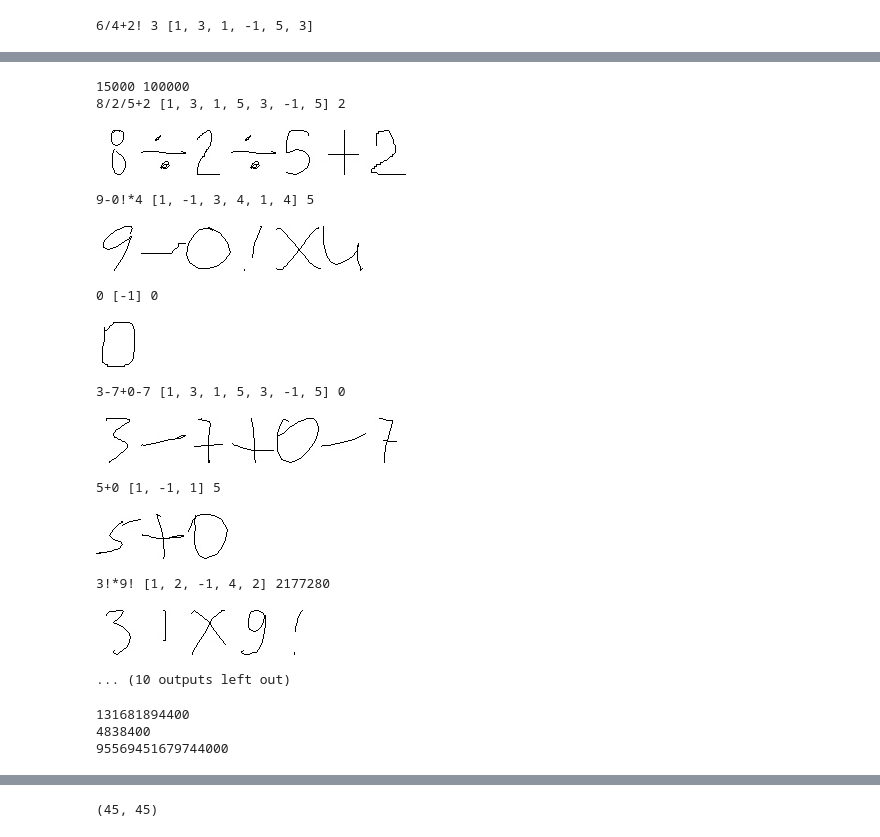
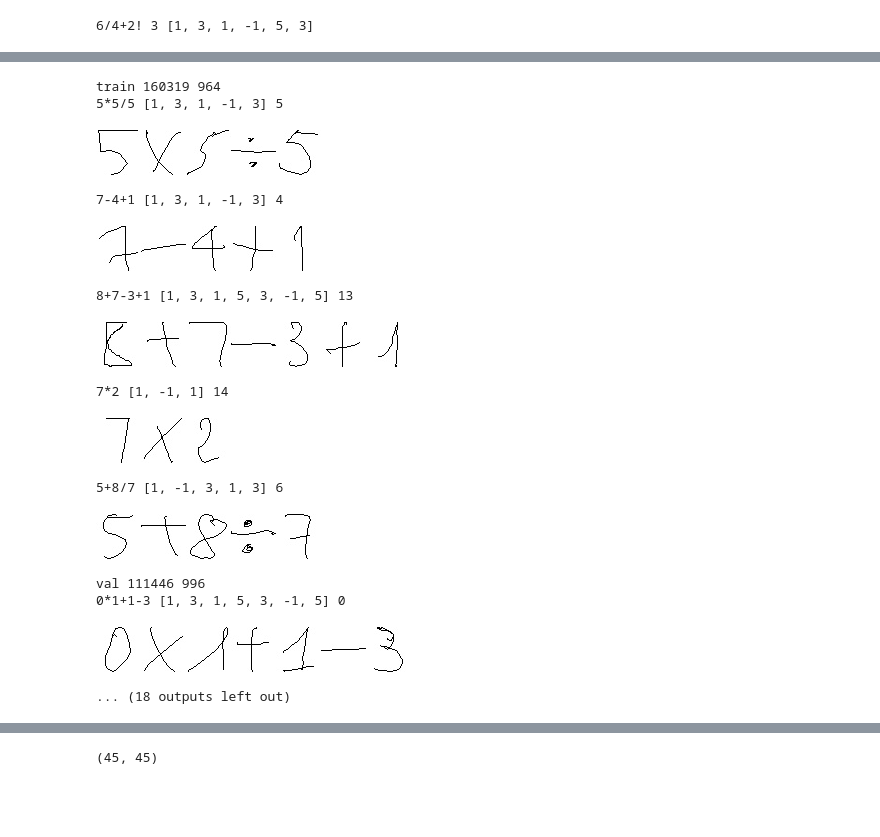
Before and after one commit to liqing-ustc/ANS, a Jupyter notebook: data/expr_generation.ipynb, the cells around one changed output, grey strips where cells are left out. Saved outputs shown, nothing was run; the diff lists cells and outputs as text; code cells hidden in the pictures; blank space fills up the shorter version.

Commit message:
update dataset

```diff
--- a/data/expr_generation.ipynb
+++ b/data/expr_generation.ipynb
@@ -262,0 +225,8 @@ json.dump(expr_test_set, open('expr_test.json', 'w'))
+# %%
+expressions = generate_expression(2)
+expressions = [(x, parse_expr(x)) for x in expressions]
+expressions = [(expr, head, eval_expr(expr, head)) for expr, head in expressions]
+print(len(expressions))
+print(len([x for x in expressions if x[2] != 0]))
+print(len([x for x in expressions if x[2] == 0]))
+print(random.sample(expressions, 10))
@@ -262,0 +268,5 @@ json.dump(expr_test_set, open('expr_test.json', 'w'))
+# %%
+split = 'test'
+dataset = split2exprs[split][-1]
+print(len(dataset))
+print(random.sample(dataset, 10))
@@ -263,45 +335,28 @@ json.dump(expr_test_set, open('expr_test.json', 'w'))
 # %%
 # Visualize data
-print(len(expr_train_set), len(expr_test_set))
-for _ in range(5):
-    sample = random.choice(expr_train_set)
-    img_paths = sample['img_paths']
-    img = render_img(img_paths)
-    print("".join(sample['expr']), sample['head'], sample['res'])
-    display(img)
-
-    sample = random.choice(expr_val_set)
-    img_paths = sample['img_paths']
-    img = render_img(img_paths)
-    print("".join(sample['expr']), sample['head'], sample['res'])
-    display(img)
-
-sample = random.choice(expr_test_set)
-img_paths = sample['img_paths']
-img = render_img(img_paths)
-print("".join(sample['expr']), sample['head'], sample['res'])
-display(img)
+import numpy as np
+for split in splits:
+    dataset = split2dataset[split]
+    print(split, len(dataset), np.max([x['res'] for x in dataset]))
+    for _ in range(5):
+        sample = random.choice(dataset)
+        img_paths = sample['img_paths']
+        img = render_img(img_paths)
+        print("".join(sample['expr']), sample['head'], sample['res'])
+        display(img)
 # %% [output]
-15000 100000
-8/2/5+2 [1, 3, 1, 5, 3, -1, 5] 2
+train 160319 964
+5*5/5 [1, 3, 1, -1, 3] 5
-[figure, old version]
+[figure, new version]
-9-0!*4 [1, -1, 3, 4, 1, 4] 5
+7-4+1 [1, 3, 1, -1, 3] 4
-[figure, old version]
+[figure, new version]
-0 [-1] 0
+8+7-3+1 [1, 3, 1, 5, 3, -1, 5] 13
-[figure, old version]
+[figure, new version]
-3-7+0-7 [1, 3, 1, 5, 3, -1, 5] 0
+7*2 [1, -1, 1] 14
-[figure, old version]
+[figure, new version]
-5+0 [1, -1, 1] 5
+5+8/7 [1, -1, 3, 1, 3] 6
-[figure, old version]
+[figure, new version]
-3!*9! [1, 2, -1, 4, 2] 2177280
+val 111446 996
+0*1+1-3 [1, 3, 1, 5, 3, -1, 5] 0
-[figure, old version]
+[figure, new version]
-... (10 outputs left out)
+... (18 outputs left out)
-# %%
-import numpy as np
-print(np.max([x['res'] for x in expr_train_set]))
-print(np.max([x['res'] for x in expr_val_set]))
-print(np.max([x['res'] for x in expr_test_set]))
-# %% [output]
-131681894400
-4838400
-95569451679744000
```
Also changed, not shown: parts of 13 cells of this notebook, 9 other files.
